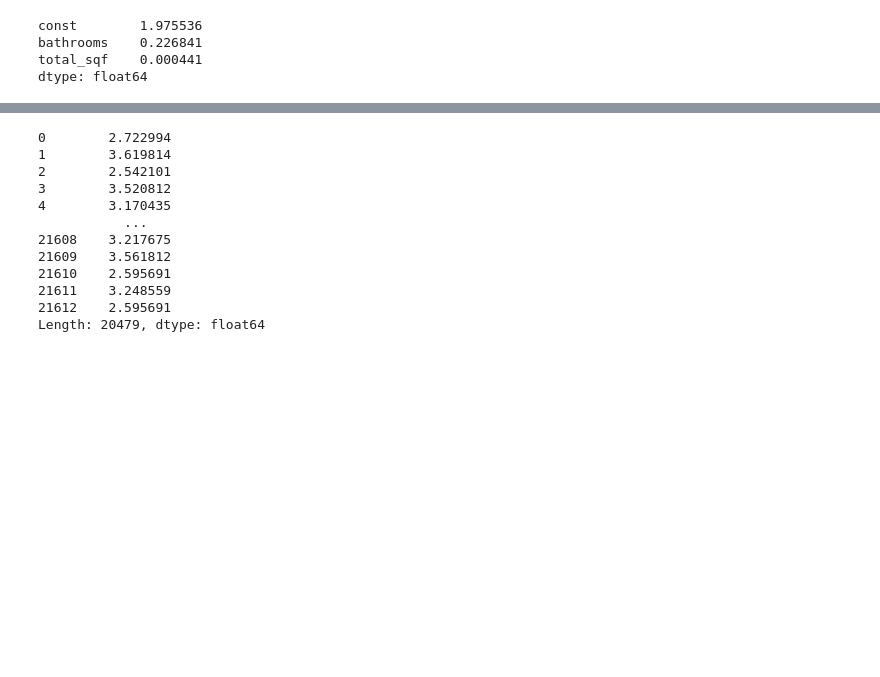
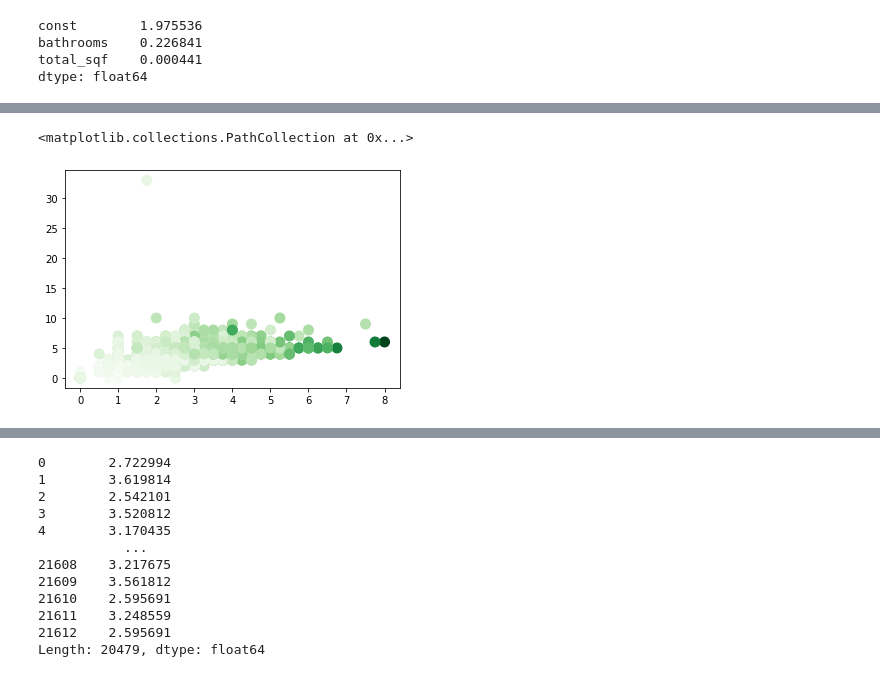
Before and after one commit to giantmagellan/WashStateHousingSales, a Jupyter notebook: JupyterNB/ads500b-step1-mayel.ipynb, the cells around one changed output, grey strips where cells are left out. Cells and saved outputs as stored; diff of their text form; code cells hidden in the pictures; blank space fills up the shorter version.

```diff
--- a/JupyterNB/ads500b-step1-mayel.ipynb
+++ b/JupyterNB/ads500b-step1-mayel.ipynb
@@ -228,0 +235,5 @@ dtype: float64
+# %%
+plt.scatter(hs_bbb_df.bathrooms, hs_bbb_df.bedrooms, s=100, c=hs_bbb_df.total_sqf, cmap='Greens' )
+# %% [output]
+<matplotlib.collections.PathCollection at 0x...>
+[figure, added]
```
Also changed, not shown: parts of 31 cells of this notebook, 3 other files.
